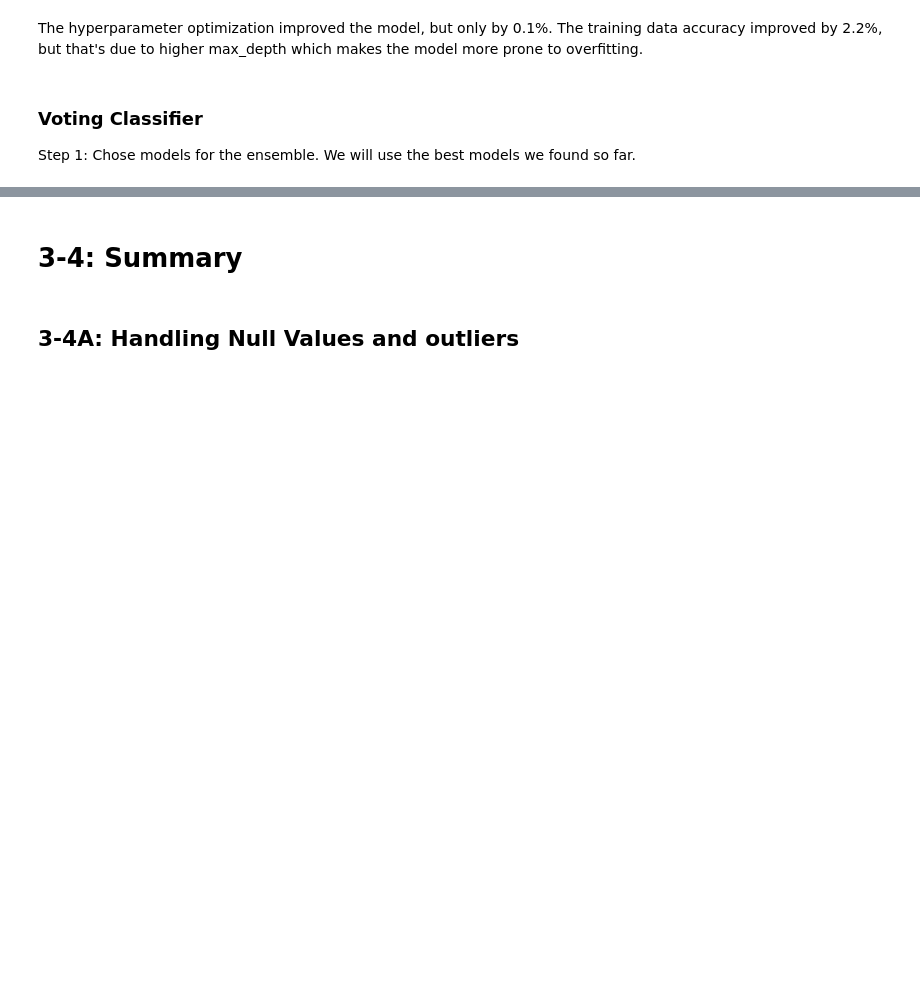
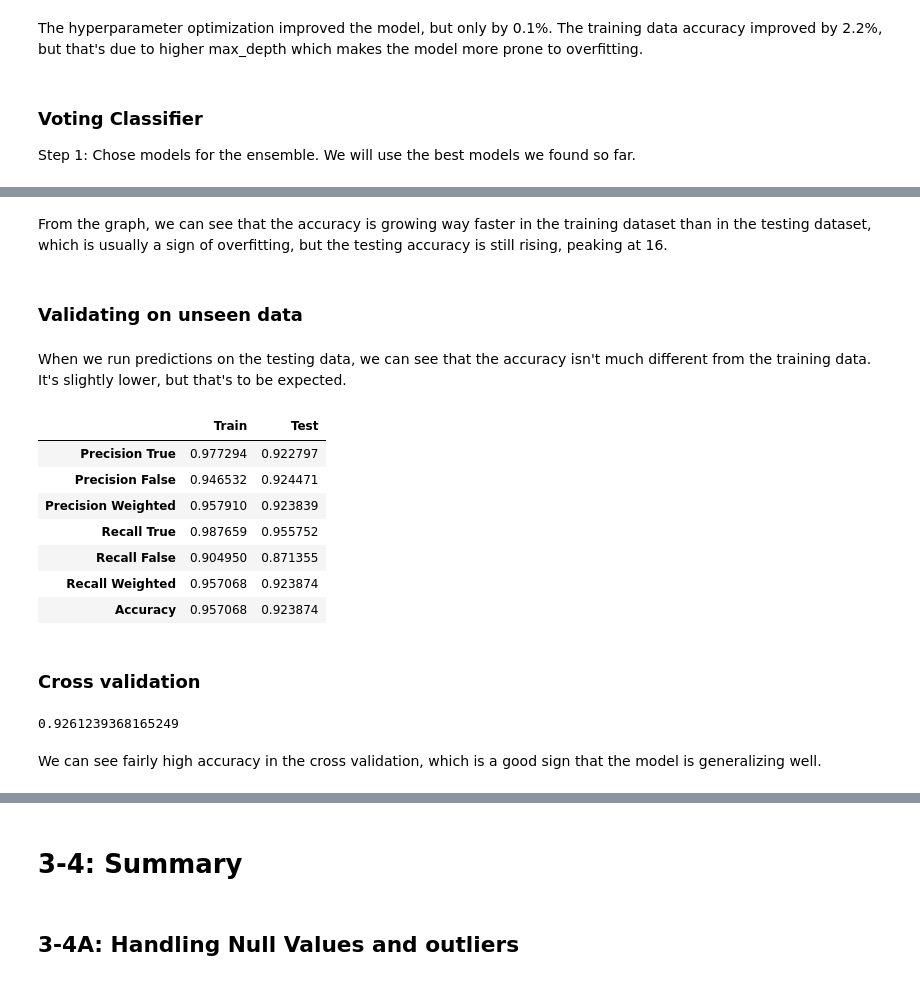
Before and after one commit to MartinH2k3/IAUProject, a Jupyter notebook: Phase3M.ipynb, the cells around one changed output, grey strips where cells are left out. Drawn from its saved outputs; the diff is of its cells as text; code cells hidden in the pictures; blank space fills up the shorter version.

```diff
--- a/Phase3M.ipynb
+++ b/Phase3M.ipynb
@@ -890,0 +936,30 @@ Logistic regression: 0.9150263264479547
+# %% [markdown]
+From the graph, we can see that the accuracy is growing way faster in the training dataset than in the testing dataset, which is usually a sign of overfitting, but the testing accuracy is still rising, peaking at 16.
+# %% [markdown]
+### Validating on unseen data
+# %% [markdown]
+When we run predictions on the testing data, we can see that the accuracy isn't much different from the training data. It's slightly lower, but that's to be expected.
+# %%
+forest = RandomForestClassifier(**{'criterion': 'entropy', 'max_depth': 16, 'min_samples_split': 5, 'n_estimators': 150, 'random_state': 66})
+forest.fit(transformed_X_train, y_train)
+y_pred = forest.predict(transformed_X_test)
+y_pred_train = forest.predict(transformed_X_train)
+show_metrics(y_pred_train, y_pred, y_train, y_test)
+# %% [output]
+|  | Train | Test |
+| Precision True | 0.977294 | 0.922797 |
+| Precision False | 0.946532 | 0.924471 |
+| Precision Weighted | 0.957910 | 0.923839 |
+| Recall True | 0.987659 | 0.955752 |
+| Recall False | 0.904950 | 0.871355 |
+| Recall Weighted | 0.957068 | 0.923874 |
+| Accuracy | 0.957068 | 0.923874 |
+# %% [markdown]
+### Cross validation
+# %%
+forestCrossVal = cross_val_score(forest, transformed_X_train, y_train, cv=5, n_jobs=-1)
+forestCrossVal.mean()
+# %% [output]
+0.9261239368165249
+# %% [markdown]
+We can see fairly high accuracy in the cross validation, which is a good sign that the model is generalizing well.
```
Also changed, not shown: parts of 18 cells of this notebook.
